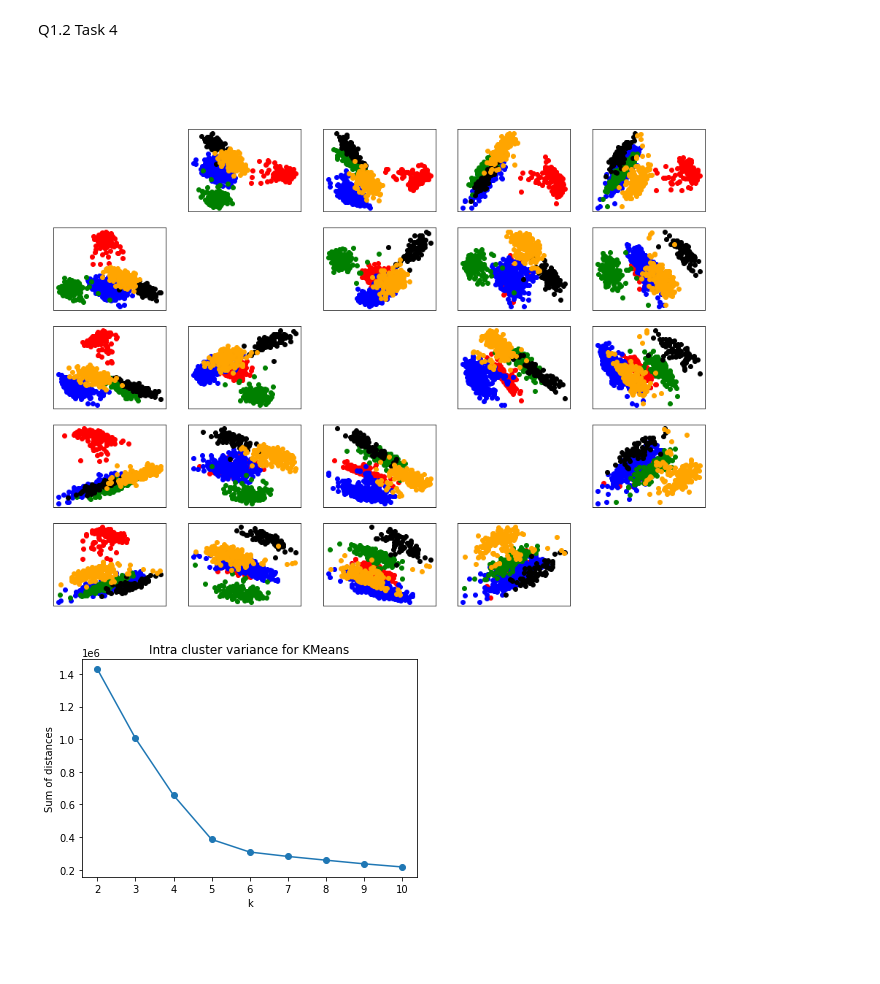
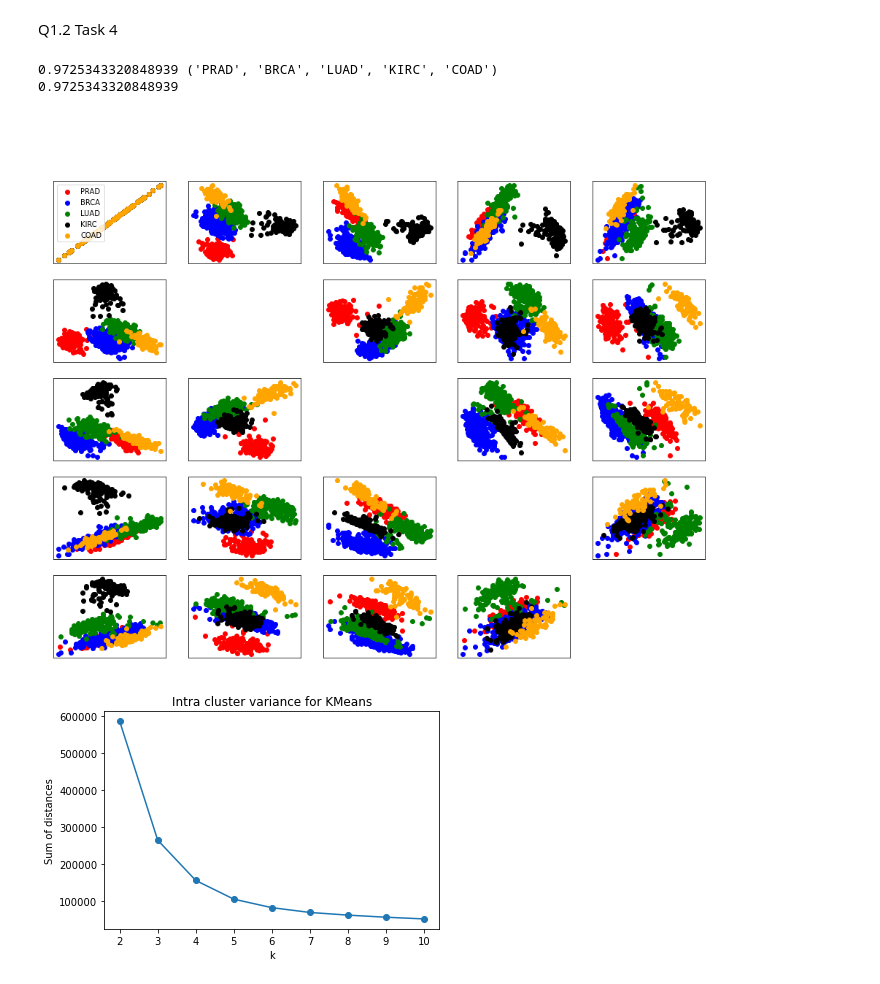
Before and after one commit to antonsandberg/Big-Data, a Jupyter notebook: Project2.ipynb, the cells around one changed output. Saved outputs shown, nothing was run; the diff lists cells and outputs as text; code cells hidden in the pictures; blank space fills up the shorter version.

```diff
--- a/Project2.ipynb
+++ b/Project2.ipynb
@@ -168,17 +171,20 @@ colors = ['red', 'blue', 'green', 'black', 'orange']
 
 for x_index in range(n_components):
     for y_index in range(n_components):
-        for i, value in enumerate(label_indices.values()):
-            if x_index == y_index:
+        for (label, value), color in zip(label_indices.items(), colors):
+            if (x_index == y_index) and (x_index != 0):
                 axes[x_index, y_index].set_axis_off()
+            elif (x_index == 0 and y_index == 0):
+                axes[x_index, y_index].scatter(principalComponents[value, x_index], principalComponents[value, y_index], color=color, label=label)
+                axes[x_index, y_index].legend()
             else:
-                axes[x_index, y_index].scatter(principalComponents[value, x_index], principalComponents[value, y_index], color=colors[i])
+                axes[x_index, y_index].scatter(principalComponents[value, x_index], principalComponents[value, y_index], color=color)
         axes[x_index, y_index].set_yticks(())
         axes[x_index, y_index].set_xticks(())
         #axes[x_index, y_index].set_xlabel(f'Principal component {x_index+1}', color='White') # <- Change the color before submission
         #axes[x_index, y_index].set_ylabel(f'Principal component {y_index+1}', color='White')
 
-#plt.tight_layout()
+plt.tight_layout()
 plt.show()
 print('Here we can see that there are some clustered areas, up until about 5 there are some seperation, after that there is mostly just a blur')
 # %% [output]
@@ -206,28 +233,60 @@ Not really sure what we're suppose to conclude here, HELP FREDRIK, guess there a
 # %% [markdown]
 Q1.2 Task 4
+# %%
+n_components = 5
+pca = PCA(n_components)
+principalComponents = pca.fit_transform(normalized_df)
+
+n_of_clusters = 5
+KM_model = KMeans(n_clusters=n_of_clusters, random_state=0)
+KM_model.fit(principalComponents)
+prediction = KM_model.predict(principalComponents).tolist()
+
+
+# Mapping the predicted labels indices to the correct order list
+label_perms = list(permutations(unique))
+best_pred_score = 0
+for label_list in label_perms:
+    prediction_copy = deepcopy(prediction)
+    for idx, label in enumerate(label_list):
+        for jdx, item in enumerate(prediction_copy):
+            if item == idx:
+                prediction_copy[jdx] = label
+
+    pred_score = accuracy_score(labeled_data_items, prediction_copy)
+    if pred_score > best_pred_score:
+        correct_label_list = label_list
+        best_pred_score = pred_score
+        best_prediction_copy = prediction_copy
+
+print(best_pred_score, correct_label_list)
+
+# Just making sure
+print(np.sum(np.array(best_prediction_copy) == labeled_data.values.flatten())/len(labeled_data))
+# %% [output]
+0.9725343320848939 ('PRAD', 'BRCA', 'LUAD', 'KIRC', 'COAD')
+0.9725343320848939
 # %%
-n_components = 5
-pca = PCA(n_components)
-principalComponents = pca.fit_transform(normalized_df)
 
-n_of_clusters = 5
-KM_model = KMeans(n_clusters=n_of_clusters)
-KM_model.fit(principalComponents)
-prediction = KM_model.predict(principalComponents)
 
 if n_components > 2:
-    fig = plt.figure(figsize=(16,12))
+    fig = plt.figure(figsize=(20,14))
     plt.suptitle(f'{n_components=} KM Clustering ', color='White')
     axes = fig.subplots(nrows=n_components, ncols=n_components)
 
     for x_index in range(n_components):
         for y_index in range(n_components):
-            for cluster in range(n_of_clusters):
+            for cluster, color, label in zip(range(n_of_clusters), colors, correct_label_list):
                 cluster_indices = [idx for idx, label in enumerate(prediction) if cluster == label]
-                if x_index == y_index:
+                if x_index==y_index and x_index == 0:
+                    axes[x_index, y_index].scatter(principalComponents[value, x_index], principalComponents[value, y_index], color=color, label=label)
+                    axes[x_index, y_index].legend()
+                elif x_index == y_index:
                     axes[x_index, y_index].set_axis_off()
+
+
                 else:
-                    axes[x_index, y_index].scatter(principalComponents[cluster_indices, x_index], principalComponents[cluster_indices, y_index], color=colors[cluster])
+                    axes[x_index, y_index].scatter(principalComponents[cluster_indices, x_index], principalComponents[cluster_indices, y_index], color=color)
             axes[x_index, y_index].set_yticks(())
             axes[x_index, y_index].set_xticks(())
             axes[x_index, y_index].set_xlabel(f'Principal component {x_index+1}', color='White') # <- Change the color before submission
@@ -253,31 +312,31 @@ else:
         Z,
         interpolation="nearest",
         extent=(xx.min(), xx.max(), yy.min(), yy.max()),
         cmap=plt.cm.Paired,
         aspect="auto",
         origin="lower",
     )
 
     plt.plot(principalComponents[:, 0], principalComponents[:, 1], "k.", markersize=2)
     # Plot the centroids as a white X
     centroids = KM_model.cluster_centers_
     plt.scatter(
         centroids[:, 0],
         centroids[:, 1],
         marker="x",
         s=169,
         linewidths=3,
         color="w",
         zorder=10,
     )
     plt.title(
         "K-means clustering on the digits dataset (PCA-reduced data, dim 2)\n"
         "Centroids are marked with white cross", color='White' # <- Change this before turning in, otherwise this text wille be invisible (unless they run darkmode)
     )
     plt.xlim(x_min, x_max)
     plt.ylim(y_min, y_max)
     plt.xticks(())
     plt.yticks(())
     plt.show()
 # %% [output]
-[figure, old version]
+[figure, new version]
@@ -301,4 +364,4 @@ plt.ylabel('Sum of distances')
 plt.xlabel('k')
 plt.show()
 # %% [output]
-[figure, old version]
+[figure, new version]
```
Also changed, not shown: parts of 8 cells of this notebook.
